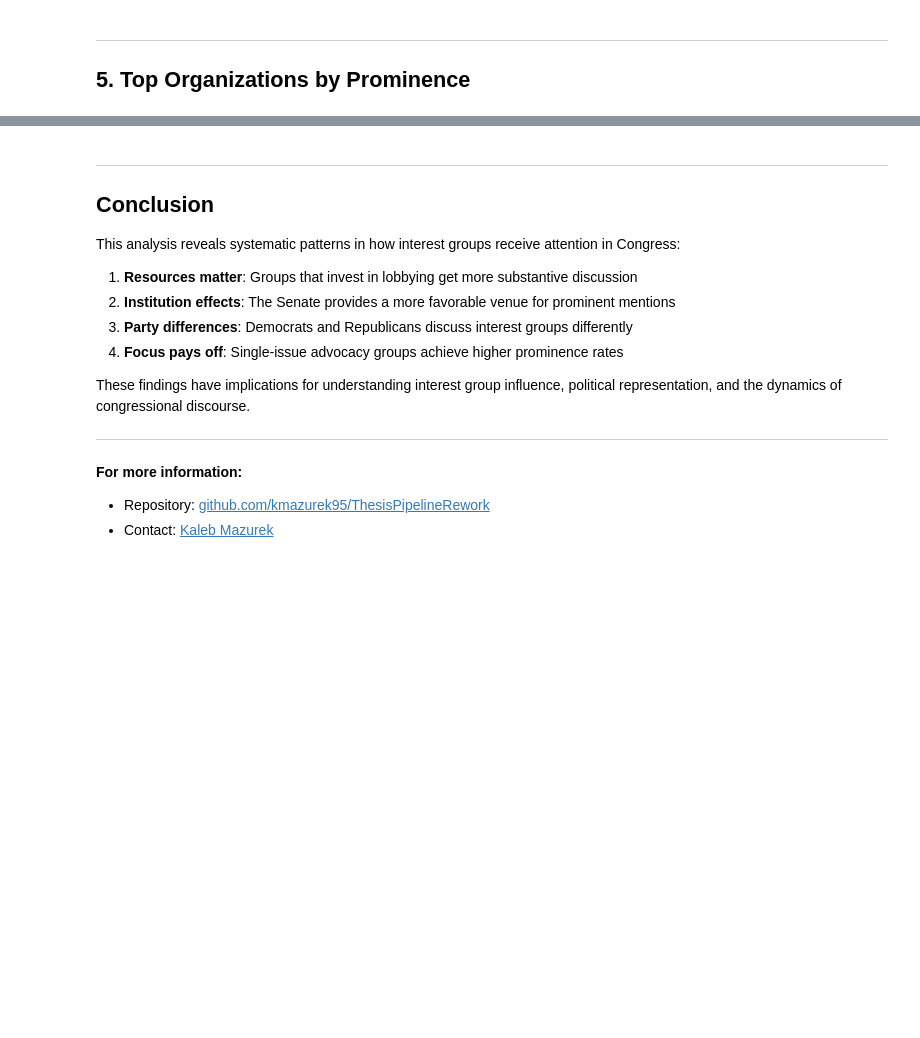
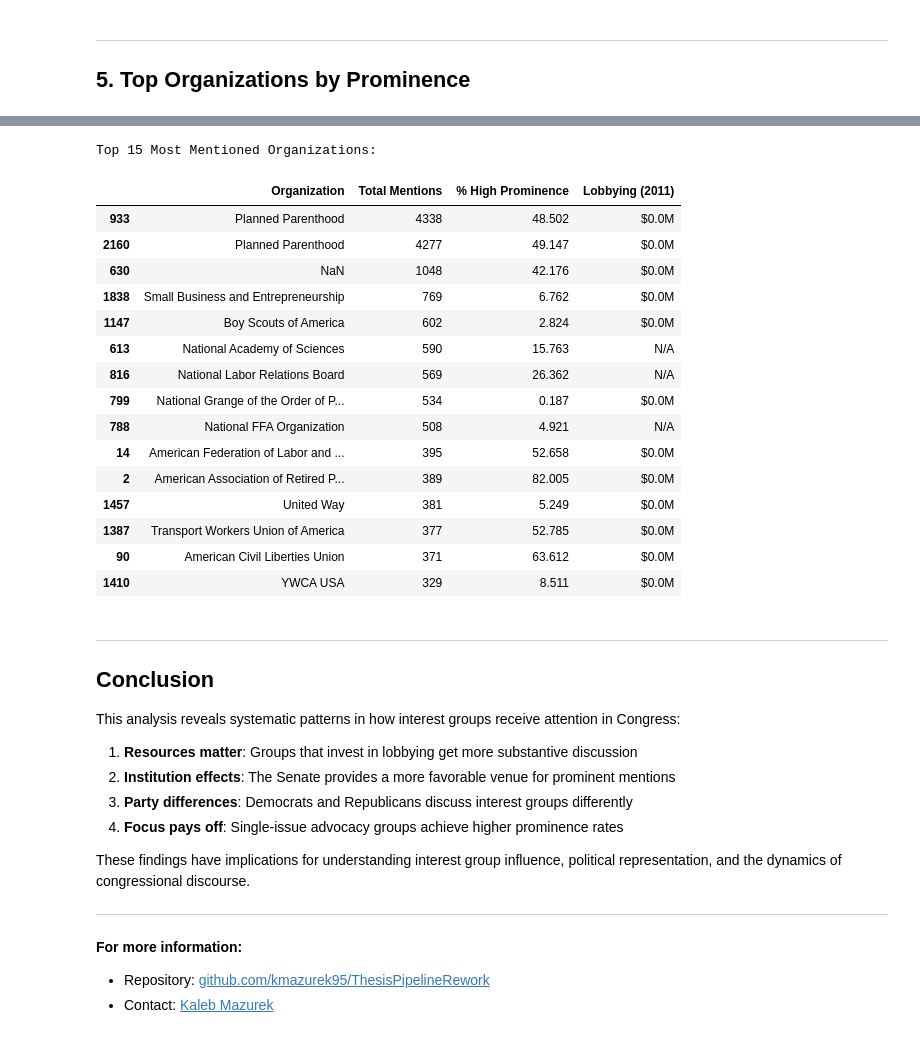
Before and after one commit to kmazurek95/ThesisPipelineRework, a Jupyter notebook: notebooks/Analysis_Showcase.ipynb, the cells around one changed output, grey strips where cells are left out. Drawn from its saved outputs; the diff is of its cells as text; code cells hidden in the pictures; blank space fills up the shorter version.

```diff
--- a/notebooks/Analysis_Showcase.ipynb
+++ b/notebooks/Analysis_Showcase.ipynb
@@ -503,19 +641,39 @@ display(top_orgs[['org_name', 'total_mentions', 'avg_prominence', 'category_shor
 # %%
 # Most mentioned organizations
-most_mentioned = level2.nlargest(15, 'total_mentions')[[
+most_mentioned = level2.nlargest(15, 'total_mentions').copy()
+most_mentioned['org_name'] = most_mentioned['org_id'].map(org_names)
+most_mentioned = most_mentioned[[
     'org_name', 'total_mentions', 'avg_prominence', 'LOBBYING11'
 ]].copy()
 most_mentioned['avg_prominence'] = most_mentioned['avg_prominence'] * 100
 most_mentioned['LOBBYING11'] = most_mentioned['LOBBYING11'].apply(lambda x: f'${x/1e6:.1f}M' if pd.notna(x) and x > 0 else 'N/A')
 
 print("Top 15 Most Mentioned Organizations:")
 print()
 display(most_mentioned.rename(columns={
     'org_name': 'Organization',
     'total_mentions': 'Total Mentions',
     'avg_prominence': '% High Prominence',
     'LOBBYING11': 'Lobbying (2011)'
 }))
+# %% [output]
+Top 15 Most Mentioned Organizations:
+|  | Organization | Total Mentions | % High Prominence | Lobbying (2011) |
+| 933 | Planned Parenthood | 4338 | 48.502 | $0.0M |
+| 2160 | Planned Parenthood | 4277 | 49.147 | $0.0M |
+| 630 | NaN | 1048 | 42.176 | $0.0M |
+| 1838 | Small Business and Entrepreneurship | 769 | 6.762 | $0.0M |
+| 1147 | Boy Scouts of America | 602 | 2.824 | $0.0M |
+| 613 | National Academy of Sciences | 590 | 15.763 | N/A |
+| 816 | National Labor Relations Board | 569 | 26.362 | N/A |
+| 799 | National Grange of the Order of P... | 534 | 0.187 | $0.0M |
+| 788 | National FFA Organization | 508 | 4.921 | N/A |
+| 14 | American Federation of Labor and ... | 395 | 52.658 | $0.0M |
+| 2 | American Association of Retired P... | 389 | 82.005 | $0.0M |
+| 1457 | United Way | 381 | 5.249 | $0.0M |
+| 1387 | Transport Workers Union of America | 377 | 52.785 | $0.0M |
+| 90 | American Civil Liberties Union | 371 | 63.612 | $0.0M |
+| 1410 | YWCA USA | 329 | 8.511 | $0.0M |
 # %% [markdown]
 ---
 
```
Also changed, not shown: parts of 15 cells of this notebook, 38 other files.
